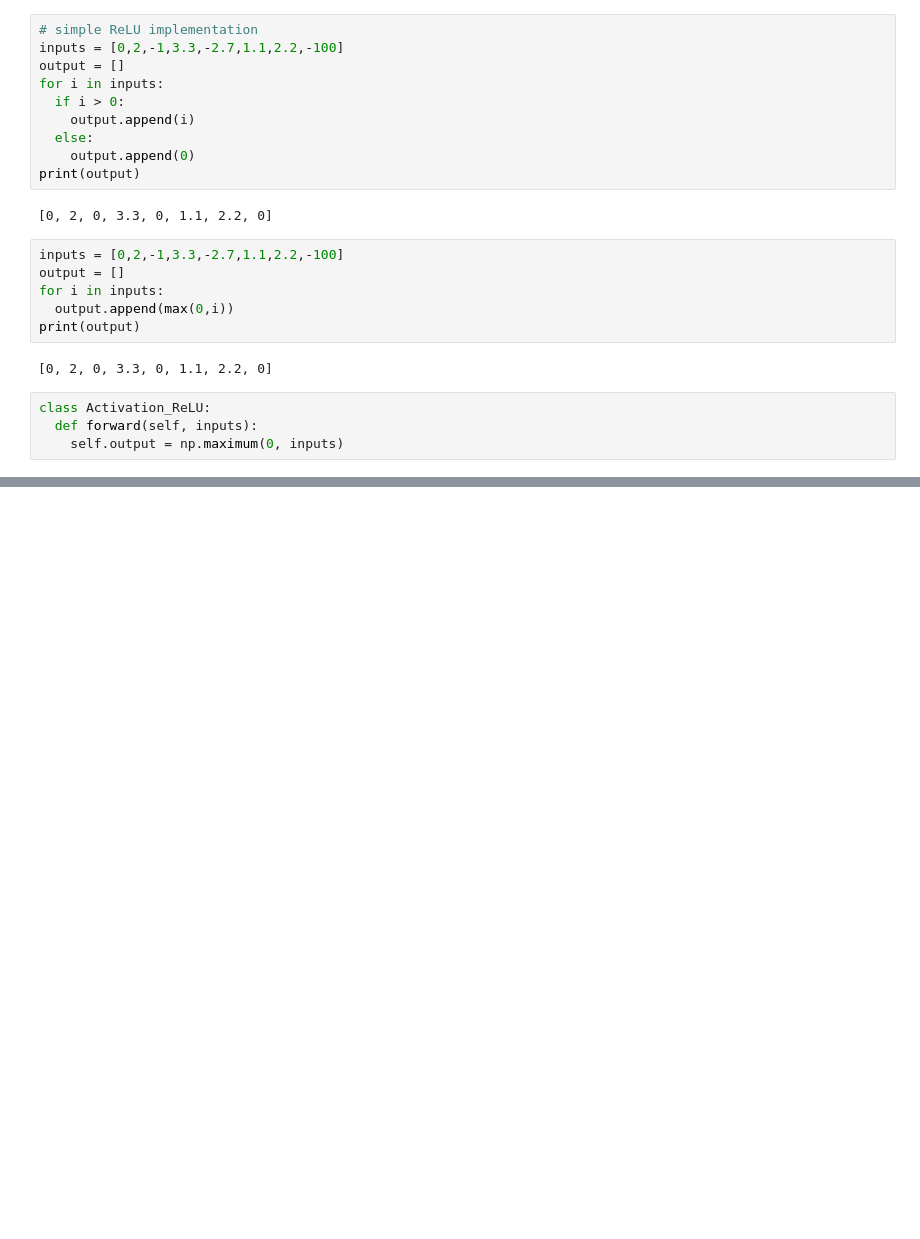
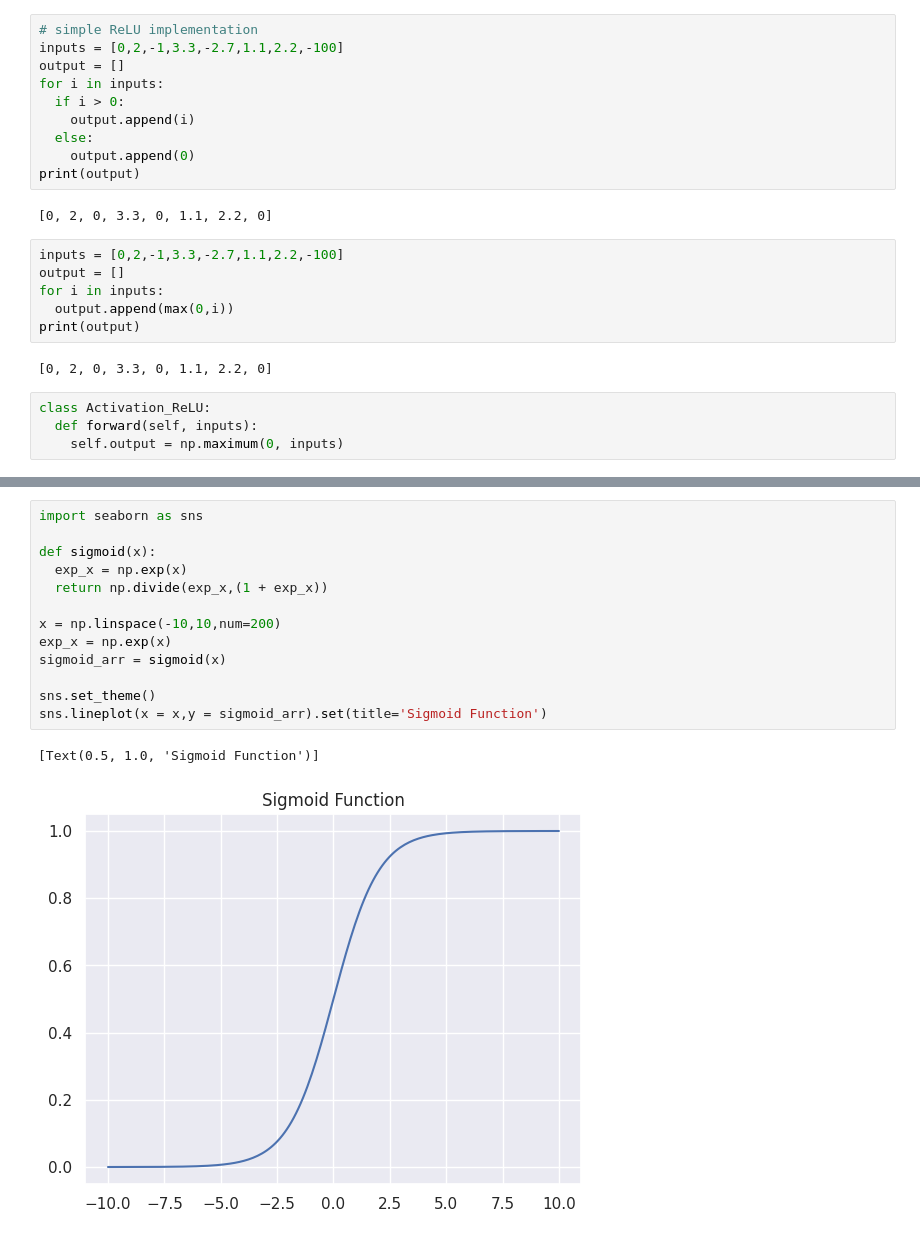
Before and after one commit to atonui/neural_networks_raw, a Jupyter notebook: neural_networks_raw.ipynb, the cells around one changed output, grey strips where cells are left out. Saved outputs shown, nothing was run; the diff lists cells and outputs as text; blank space fills up the shorter version.

```diff
--- a/neural_networks_raw.ipynb
+++ b/neural_networks_raw.ipynb
@@ -298,0 +307,16 @@ Activation function output
+# %%
+import seaborn as sns
+
+def sigmoid(x):
+  exp_x = np.exp(x)
+  return np.divide(exp_x,(1 + exp_x))
+
+x = np.linspace(-10,10,num=200)
+exp_x = np.exp(x)
+sigmoid_arr = sigmoid(x)
+
+sns.set_theme()
+sns.lineplot(x = x,y = sigmoid_arr).set(title='Sigmoid Function')
+# %% [output]
+[Text(0.5, 1.0, 'Sigmoid Function')]
+[figure, added]
```
Also changed, not shown: parts of 13 cells of this notebook.
